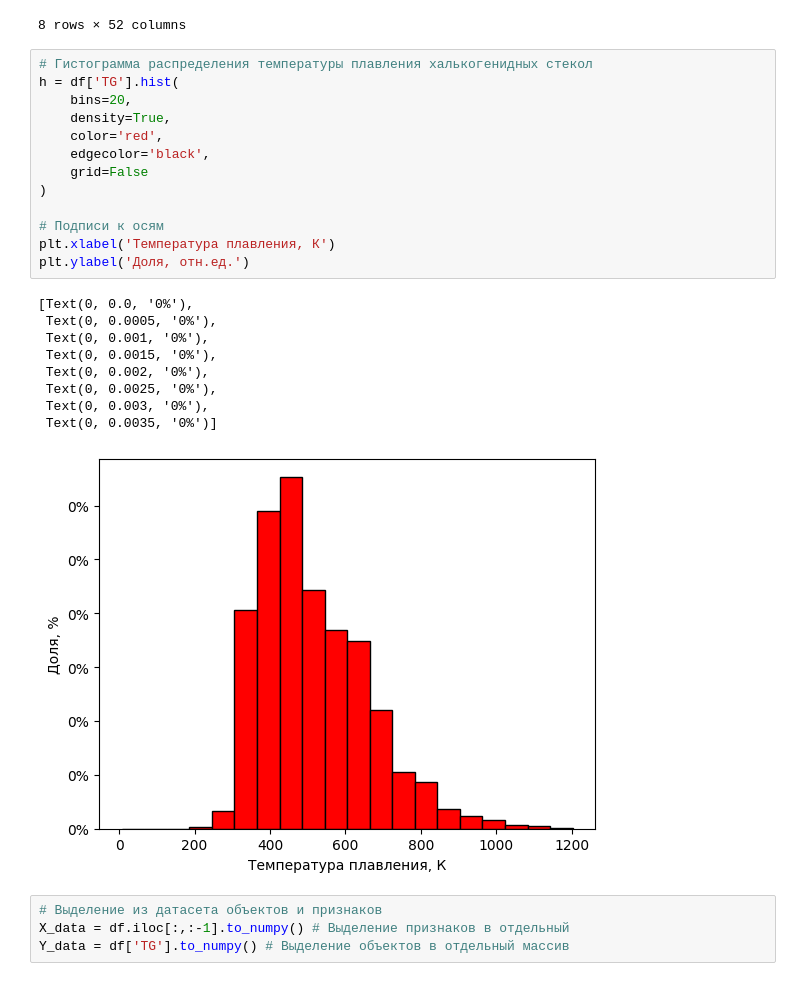
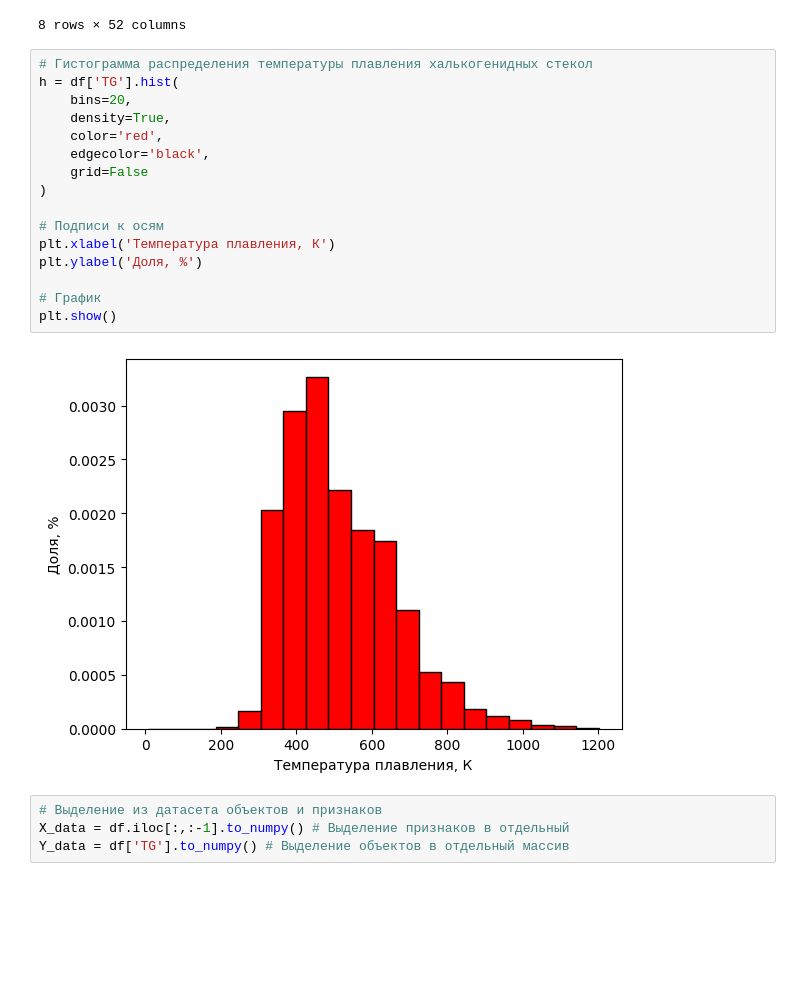
Before and after one commit to avkolchin1995/Chalcogenides-glass-prediction, a Jupyter notebook: Chalcogenides-glass-prediction.ipynb, the cells around one changed output. Saved outputs shown, nothing was run; the diff lists cells and outputs as text; blank space fills up the shorter version.

```diff
--- a/Chalcogenides-glass-prediction.ipynb
+++ b/Chalcogenides-glass-prediction.ipynb
@@ -49,26 +49,21 @@ df.describe()
 # %%
 # Гистограмма распределения температуры плавления халькогенидных стекол
 h = df['TG'].hist(
     bins=20,
     density=True,
     color='red',
     edgecolor='black',
     grid=False
 )
 
 # Подписи к осям
 plt.xlabel('Температура плавления, К')
-plt.ylabel('Доля, отн.ед.')
+plt.ylabel('Доля, %')
+
+# График
+plt.show()
 # %% [output]
-[Text(0, 0.0, '0%'),
- Text(0, 0.0005, '0%'),
- Text(0, 0.001, '0%'),
- Text(0, 0.0015, '0%'),
- Text(0, 0.002, '0%'),
- Text(0, 0.0025, '0%'),
- Text(0, 0.003, '0%'),
- Text(0, 0.0035, '0%')]
-[figure, old version]
+[figure, new version]
 # %%
 # Выделение из датасета объектов и признаков
 X_data = df.iloc[:,:-1].to_numpy() # Выделение признаков в отдельный
```
